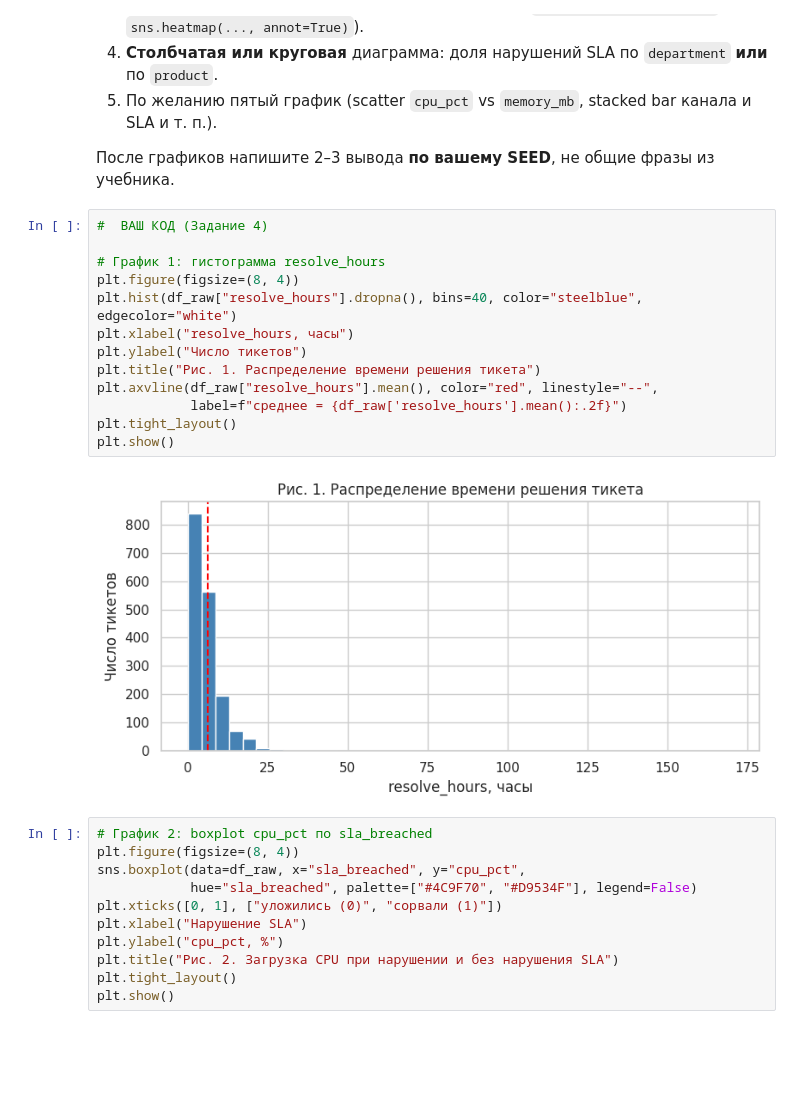
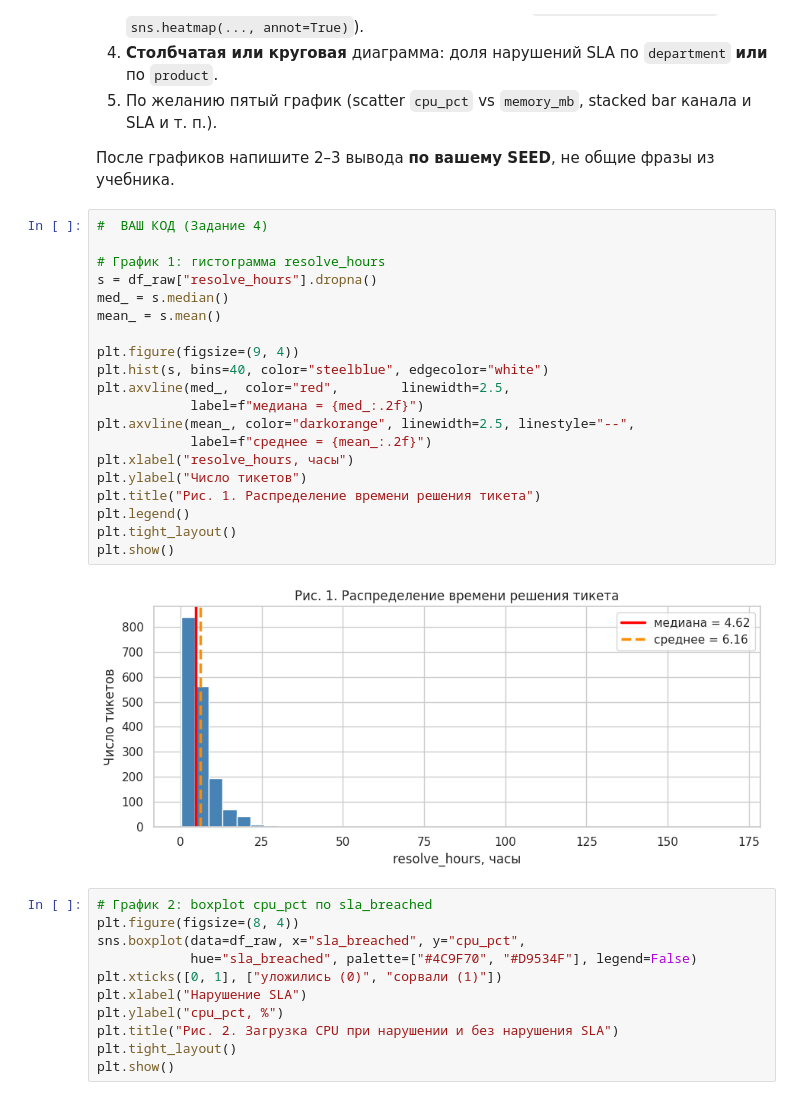
Before and after one commit to AstronomekDomansky/-.-1, a Jupyter notebook: СииБД4.ipynb, the cells around one changed output. Drawn from its saved outputs; the diff is of its cells as text; blank space fills up the shorter version.

```diff
--- a/СииБД4.ipynb
+++ b/СииБД4.ipynb
@@ -200,18 +200,25 @@ plt.show()
 # %%
 #  ВАШ КОД (Задание 4)
 
 # График 1: гистограмма resolve_hours
-plt.figure(figsize=(8, 4))
-plt.hist(df_raw["resolve_hours"].dropna(), bins=40, color="steelblue", edgecolor="white")
+s = df_raw["resolve_hours"].dropna()
+med_ = s.median()
+mean_ = s.mean()
+
+plt.figure(figsize=(9, 4))
+plt.hist(s, bins=40, color="steelblue", edgecolor="white")
+plt.axvline(med_,  color="red",        linewidth=2.5,
+            label=f"медиана = {med_:.2f}")
+plt.axvline(mean_, color="darkorange", linewidth=2.5, linestyle="--",
+            label=f"среднее = {mean_:.2f}")
 plt.xlabel("resolve_hours, часы")
 plt.ylabel("Число тикетов")
 plt.title("Рис. 1. Распределение времени решения тикета")
-plt.axvline(df_raw["resolve_hours"].mean(), color="red", linestyle="--",
-            label=f"среднее = {df_raw['resolve_hours'].mean():.2f}")
+plt.legend()
 plt.tight_layout()
 plt.show()
 # %% [output]
-[figure, old version]
+[figure, new version]
 # %%
 # График 2: boxplot cpu_pct по sla_breached
 plt.figure(figsize=(8, 4))
```
Also changed, not shown: parts of 3 cells of this notebook.
